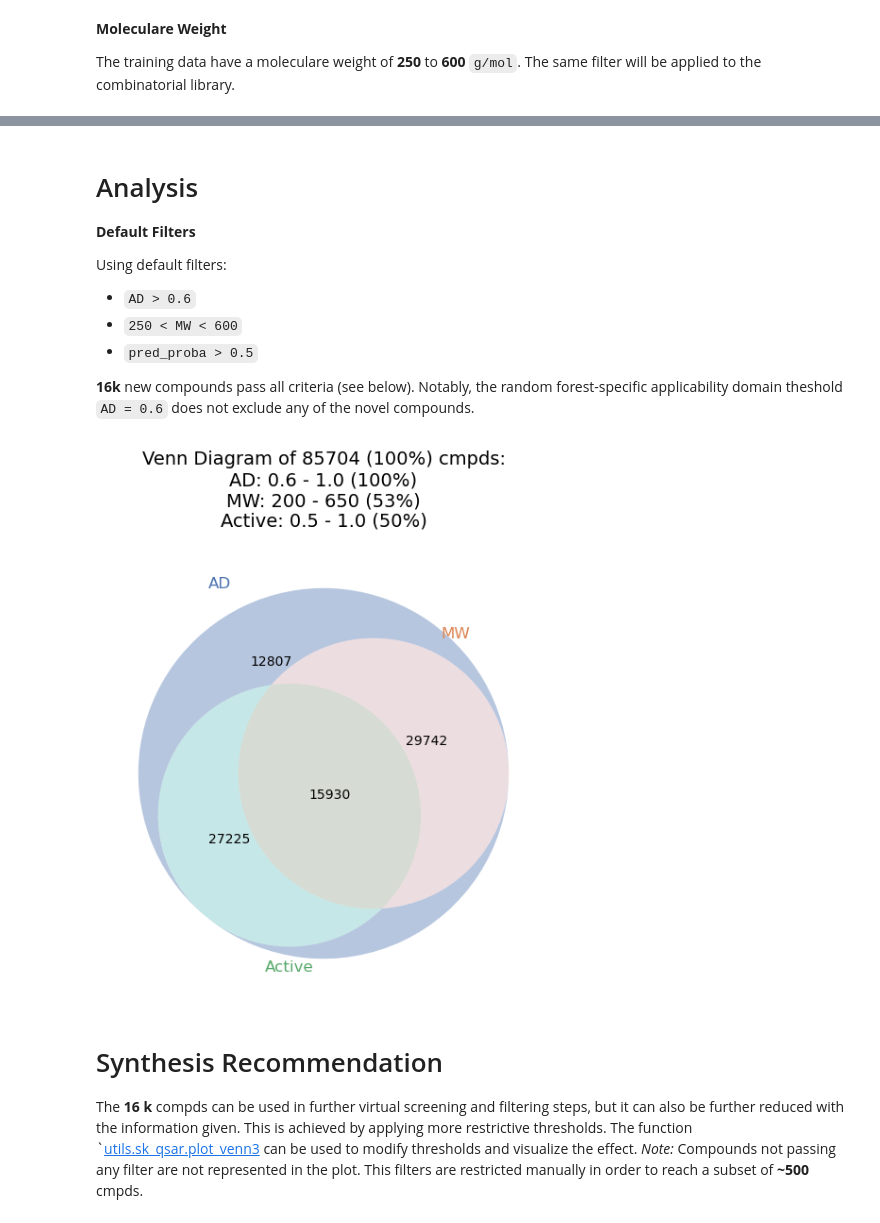
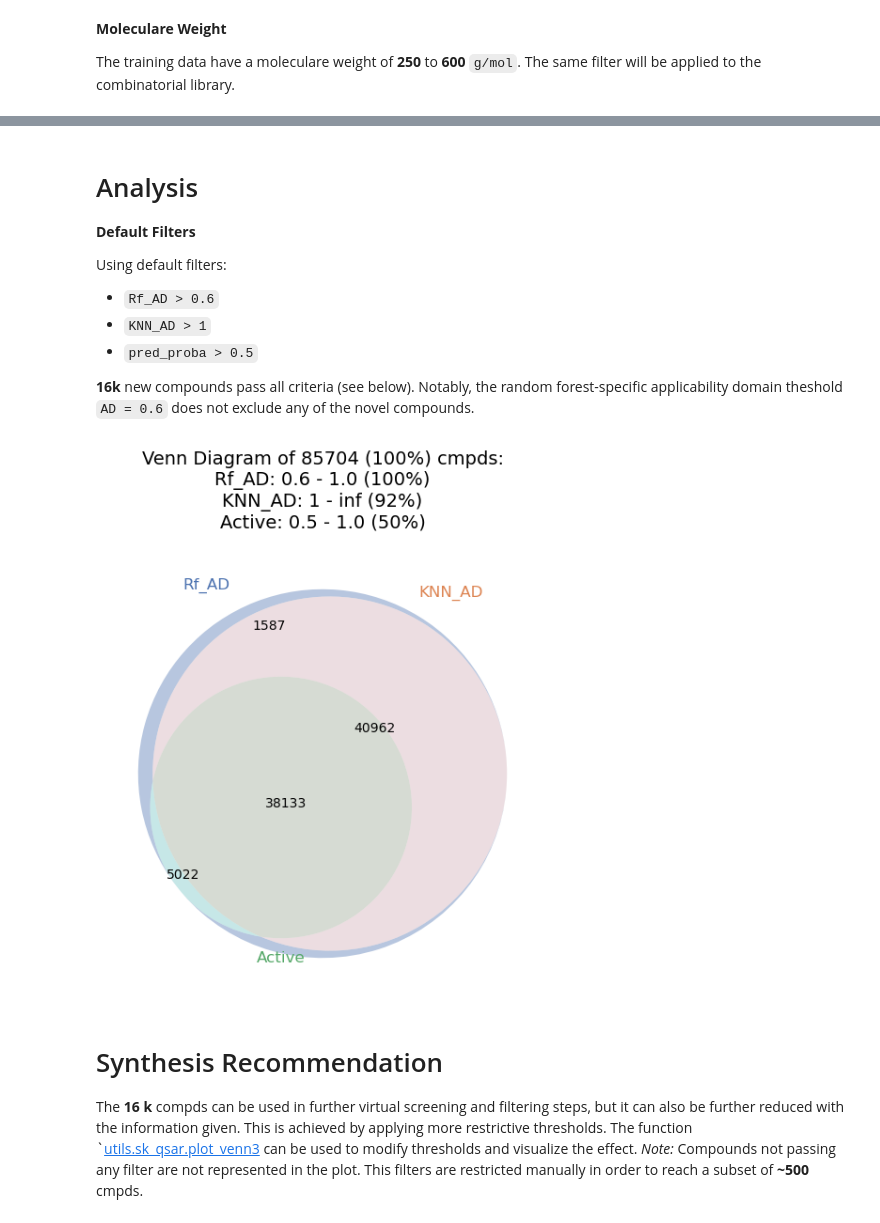
Before and after one commit to HoffOskar/QSAR_BRD4, a Jupyter notebook: 03_QSAR_classifier/04_pred_comb_lib.ipynb, the cells around one changed output, grey strips where cells are left out. Drawn from its saved outputs; the diff is of its cells as text; code cells hidden in the pictures.

```diff
--- a/03_QSAR_classifier/04_pred_comb_lib.ipynb
+++ b/03_QSAR_classifier/04_pred_comb_lib.ipynb
@@ -201,5 +194,5 @@ Due to the large batch size of the new compounds (**85 k**) the applicability do
 # %%
-AD_df = pd.DataFrame()
+Rf_AD_df = pd.DataFrame()
 chunk_size = 1000
 
 ### Calculate the applicability domain in chunks
@@ -218,7 +211,7 @@ for i in range(0, len(df), chunk_size):
     AD_chunk_df = rf_app_dom.predict(print_stats=False)
 
     ### Append to the main DataFrame
-    AD_df = pd.concat([AD_df, AD_chunk_df], axis=0)
+    Rf_AD_df = pd.concat([Rf_AD_df, AD_chunk_df], axis=0)
 # %%
 ### Add AD labels to the main DataFrame
-df[['AD_status', 'AD_value']] = AD_df[['AD_status', 'AD_value']]
+df[['Rf_AD_status', 'Rf_AD_value']] = Rf_AD_df[['AD_status', 'AD_value']]
@@ -224,0 +220,6 @@ df[['AD_status', 'AD_value']] = AD_df[['AD_status', 'AD_value']]
+# %%
+### New data as DataFrame
+X_new_df = pd.DataFrame(X_new, index=df.index)
+
+### Predict KNN Applicability Domain
+KNN_AD_df = knn_app_dom.predict(X_new_df)
@@ -225,3 +229,6 @@ df[['AD_status', 'AD_value']] = AD_df[['AD_status', 'AD_value']]
+# %%
+### Add AD labels to the main DataFrame
+df[['KNN_AD_status', 'KNN_AD_density']] = KNN_AD_df[['AD_status', 'AD_density']]
 # %% [markdown]
 **Moleculare Weight**
 
@@ -241,26 +274,26 @@ df['MW_status'] = (df['MW'] >= lower_cut_off) & (df['MW'] <= upper_cut_off)
 **Default Filters**
 
 Using default filters:
-- `AD > 0.6`
-- `250 < MW < 600`
+- `Rf_AD > 0.6`
+- `KNN_AD > 1`
 - `pred_proba > 0.5`
 
  **16k** new compounds pass all criteria (see below). Notably, the random forest-specific applicability domain theshold `AD = 0.6` does not exclude any of the novel compounds.
 # %%
 ### Dictionary with defaul thresholds
 threshold_dict = {
-    "AD_value": [0.6, 1.0],  # Must match a column in `df`
-    "MW": [200, 650],  # Must match a column in `df`
+    "Rf_AD_value": [0.6, 1.0],  # Must match a column in `df`
+    "KNN_AD_density": [1, np.inf],  # Must match a column in `df`
     "pred_proba": [0.5, 1.0],  # Must match a column in `df`
 }
 
 ### Labels for plotting
-labels = ["AD", "MW", "Active"]
+labels = ["Rf_AD", "KNN_AD", "Active"]
 
 ### Venn diagram
 full_mask = sk_qsar.plot_venn3(df, threshold_dict, labels)
 # %% [output]
-[figure, old version]
+[figure, new version]
 # %% [markdown]
 # Synthesis Recommendation
 The **16 k** compds can be used in further virtual screening and filtering steps, but it can also be further reduced with the information given. This is achieved by applying more restrictive thresholds. The function `[utils.sk_qsar.plot_venn3](../utils/sk_qsar.py) can be used to modify thresholds and visualize the effect. *Note:* Compounds not passing any filter are not represented in the plot. This filters are restricted manually in order to reach a subset of **~500** cmpds.
```
Also changed, not shown: parts of 18 cells of this notebook, 3 other files.
